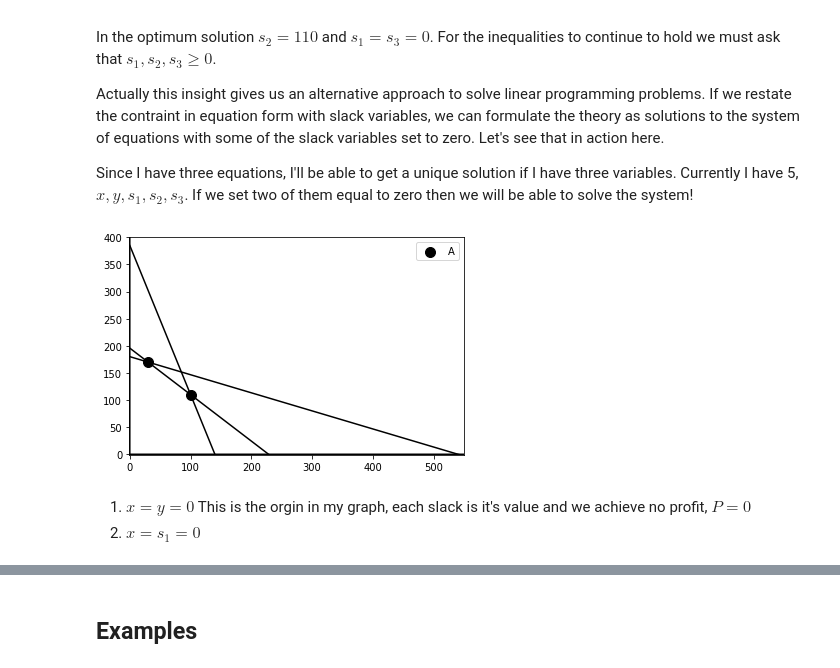
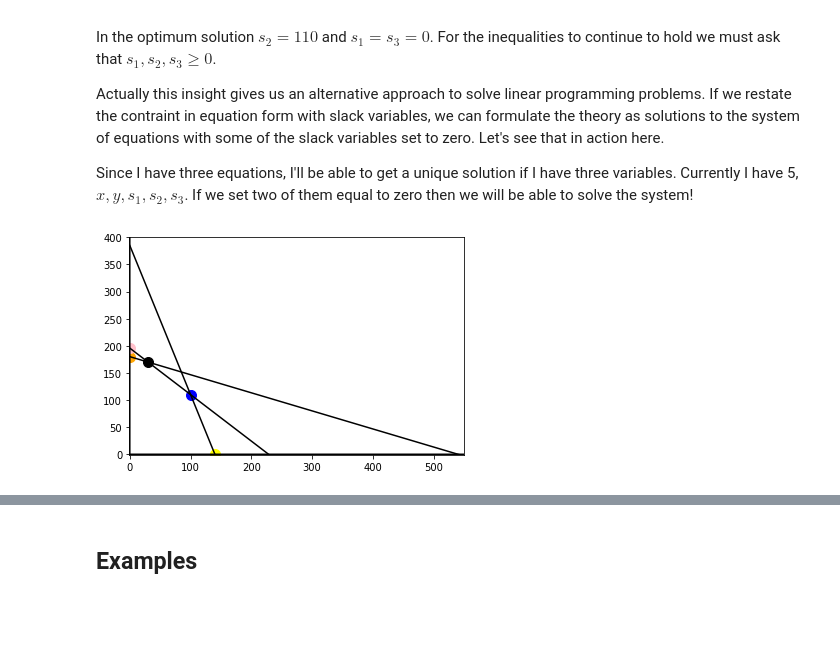
Before and after one commit to nurfnick/Operations_Research, a Jupyter notebook: Chapter2LinearProgramming.ipynb, the cells around one changed output, grey strips where cells are left out. Saved outputs shown, nothing was run; the diff lists cells and outputs as text; code cells hidden in the pictures; blank space fills up the shorter version.

Commit message:
Added slack with all variables

```diff
--- a/Chapter2LinearProgramming.ipynb
+++ b/Chapter2LinearProgramming.ipynb
@@ -196,25 +217,25 @@ Since I have three equations, I'll be able to get a unique solution if I have th
 # %%
 
 x = np.arange(0,550,.1)
 
 y1 = (540-1*x)/3
 y2 = (1370-6*x)/7
 y3 = (1540-11*x)/4
 
 plt.plot(x,y1, color = "black")
 plt.plot(x,y2, color = "black")
 plt.plot(x,y3, color = "black")
 plt.plot(x,np.zeros(5500), color = "black")
 plt.plot(np.zeros(5500),x, color = "black")
-plt.scatter(30,170, s = 100, color = "black", label = "A")
-plt.scatter(100,110, s = 100, color = "black")
+plt.scatter(30,170, s = 100, color = "black")
+plt.scatter(100,110, s = 100, color = "blue")
+plt.scatter(140,0, s = 100, color = "yellow")
+plt.scatter(0,180, s = 100, color = "orange")
+plt.scatter(0,195.7, s = 100, color = "pink")
 plt.xlim([-1,550])
 plt.ylim([-1,400])
 
-plt.legend()
+
 plt.show()
 # %% [output]
-[figure, old version]
+[figure, new version]
-# %% [markdown]
-1. $x=y=0$ This is the orgin in my graph, each slack is it's value and we achieve no profit, $P = 0$
-2. $x = s_1 = 0$
```
Also changed, not shown: parts of 26 cells of this notebook.
